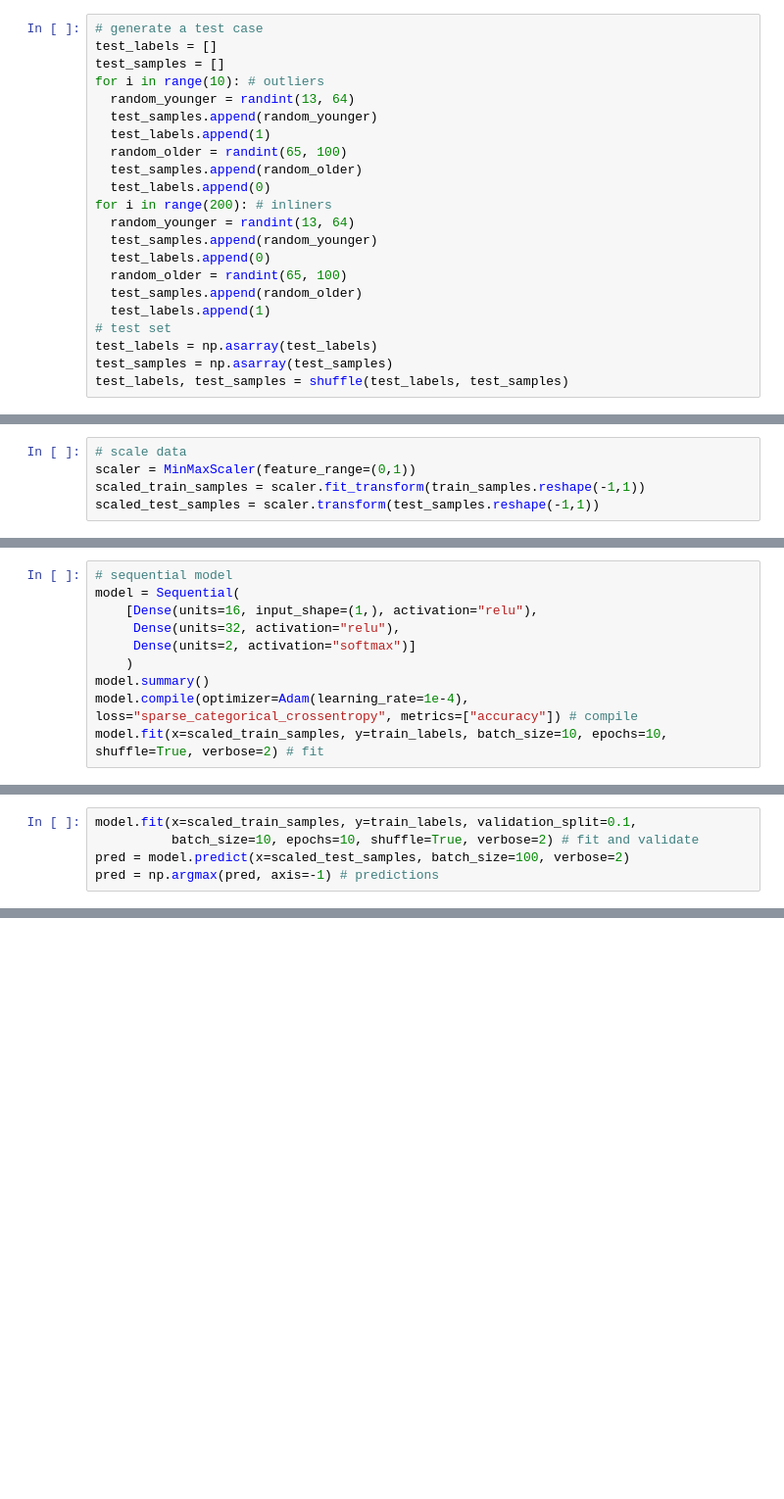
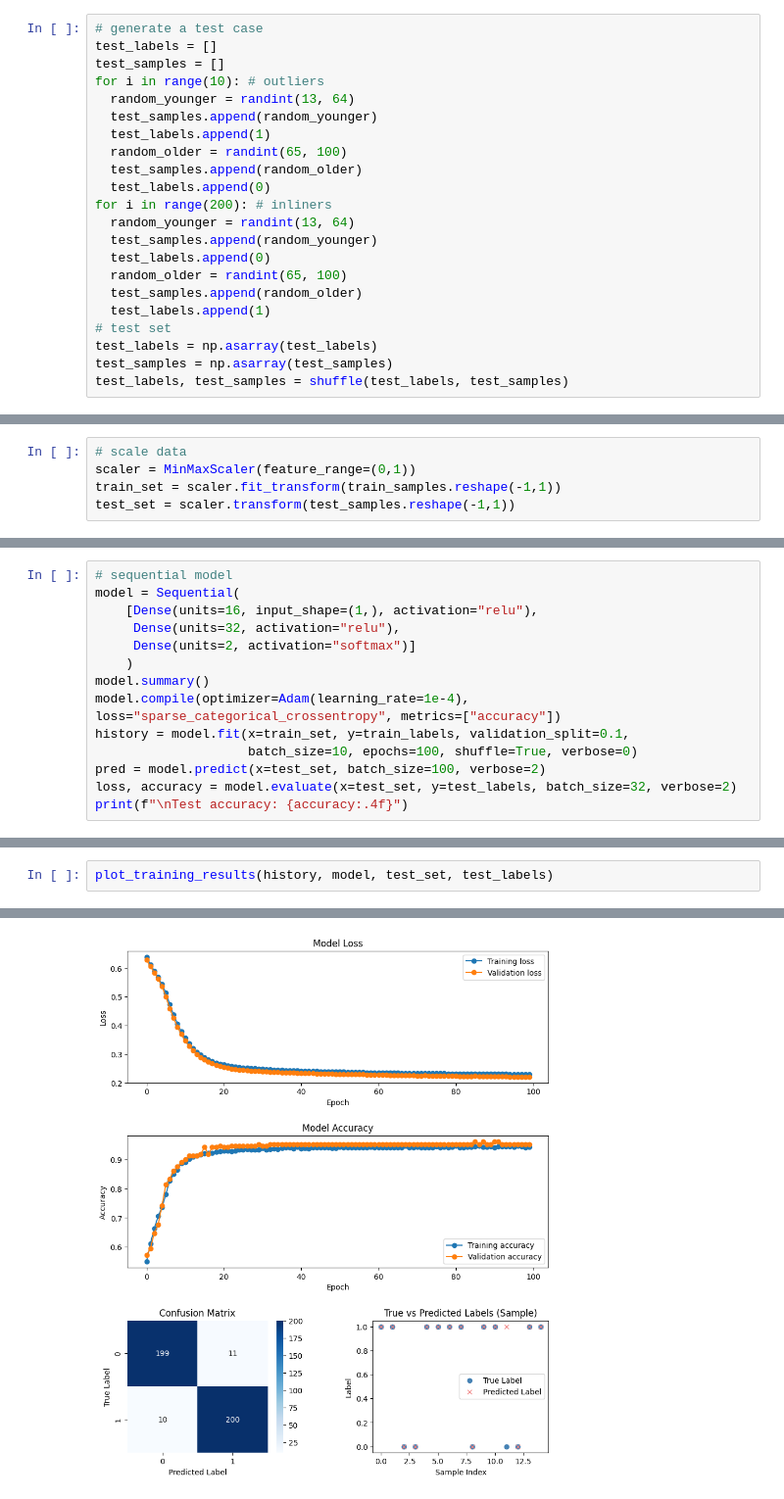
Before and after one commit to ariahosseini/DeepML, a Jupyter notebook: 001_TensorFlow_Proj_One_FFNN_RandomSamples.ipynb, the cells around one changed output, grey strips where cells are left out. Shown at 98% size. Cells and saved outputs as stored; diff of their text form; blank space fills up the shorter version.

```diff
--- a/001_TensorFlow_Proj_One_FFNN_RandomSamples.ipynb
+++ b/001_TensorFlow_Proj_One_FFNN_RandomSamples.ipynb
@@ -93,5 +272,5 @@ Text(0, 0.5, 'Categoty')
 # %%
 # scale data
 scaler = MinMaxScaler(feature_range=(0,1))
-scaled_train_samples = scaler.fit_transform(train_samples.reshape(-1,1))
-scaled_test_samples = scaler.transform(test_samples.reshape(-1,1))
+train_set = scaler.fit_transform(train_samples.reshape(-1,1))
+test_set = scaler.transform(test_samples.reshape(-1,1))
@@ -103,6 +284,10 @@ model = Sequential(
      Dense(units=2, activation="softmax")]
     )
 model.summary()
-model.compile(optimizer=Adam(learning_rate=1e-4), loss="sparse_categorical_crossentropy", metrics=["accuracy"]) # compile
-model.fit(x=scaled_train_samples, y=train_labels, batch_size=10, epochs=10, shuffle=True, verbose=2) # fit
+model.compile(optimizer=Adam(learning_rate=1e-4), loss="sparse_categorical_crossentropy", metrics=["accuracy"])
+history = model.fit(x=train_set, y=train_labels, validation_split=0.1,
+                    batch_size=10, epochs=100, shuffle=True, verbose=0)
+pred = model.predict(x=test_set, batch_size=100, verbose=2)
+loss, accuracy = model.evaluate(x=test_set, y=test_labels, batch_size=32, verbose=2)
+print(f"\nTest accuracy: {accuracy:.4f}")
 # %% [output]
@@ -143,5 +310,0 @@ Epoch 10/10
-# %%
-model.fit(x=scaled_train_samples, y=train_labels, validation_split=0.1,
-          batch_size=10, epochs=10, shuffle=True, verbose=2) # fit and validate
-pred = model.predict(x=scaled_test_samples, batch_size=100, verbose=2)
-pred = np.argmax(pred, axis=-1) # predictions
@@ -199,0 +311,3 @@ Confusion matrix no normalization
+# %%
+plot_training_results(history, model, test_set, test_labels)
+# %% [output]
@@ -199,0 +315 @@ Confusion matrix no normalization
+[figure, added]
```
Also changed, not shown: parts of 55 cells of this notebook.
